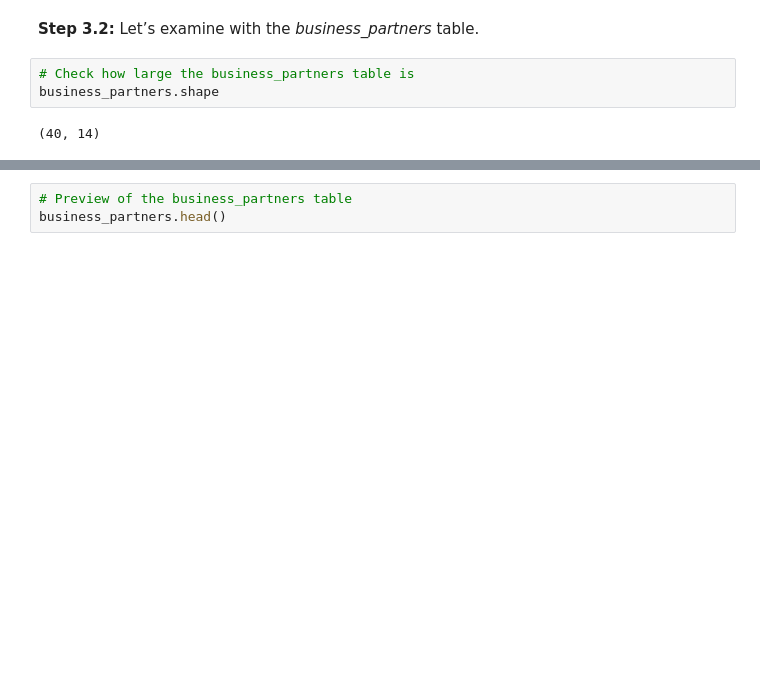
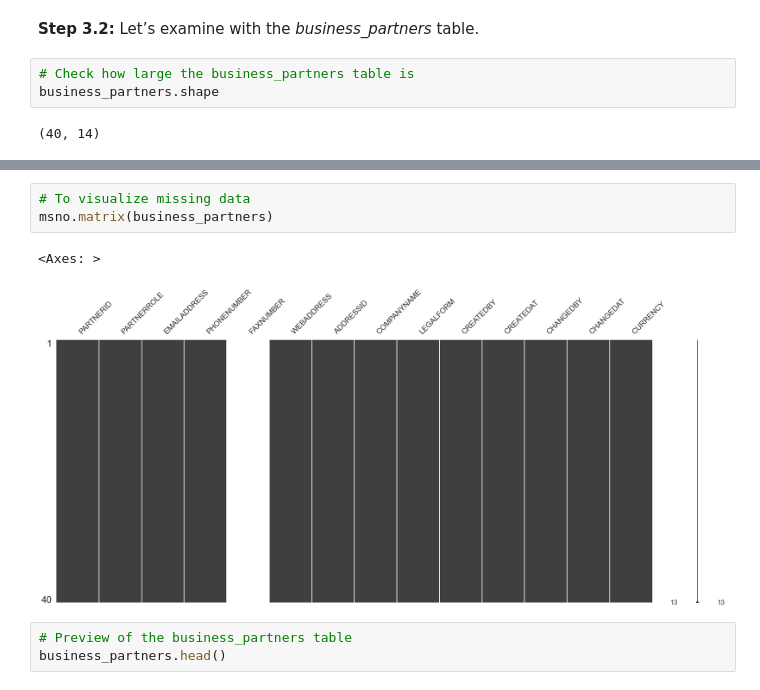
Before and after one commit to sinemarslan0/bike-sales-data-engineering, a Jupyter notebook: 01_eda_bike_sales.ipynb, the cells around one changed output, grey strips where cells are left out. Cells and saved outputs as stored; diff of their text form; blank space fills up the shorter version.

```diff
--- a/01_eda_bike_sales.ipynb
+++ b/01_eda_bike_sales.ipynb
@@ -126,3 +166,9 @@ business_partners.shape
+# %%
+# To visualize missing data
+msno.matrix(business_partners)
+# %% [output]
+<Axes: >
+[figure, added]
 # %%
 # Preview of the business_partners table
 business_partners.head()
```
Also changed, not shown: parts of 21 cells of this notebook, 10 other files.
